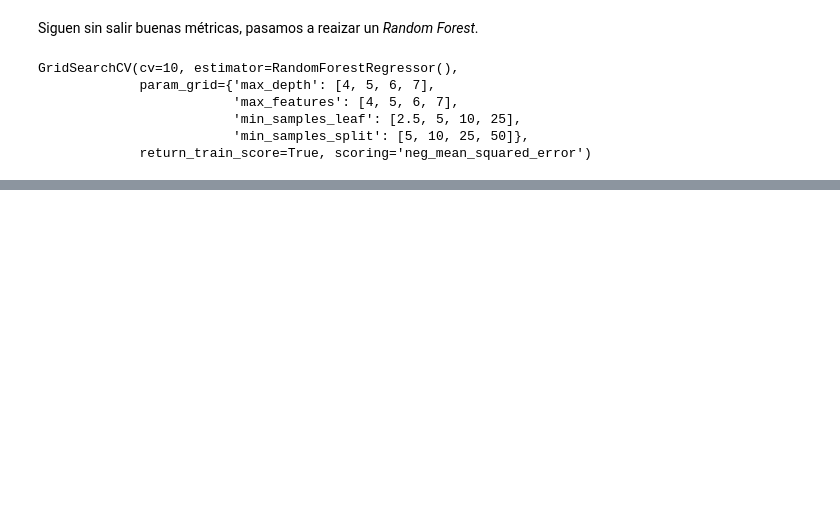
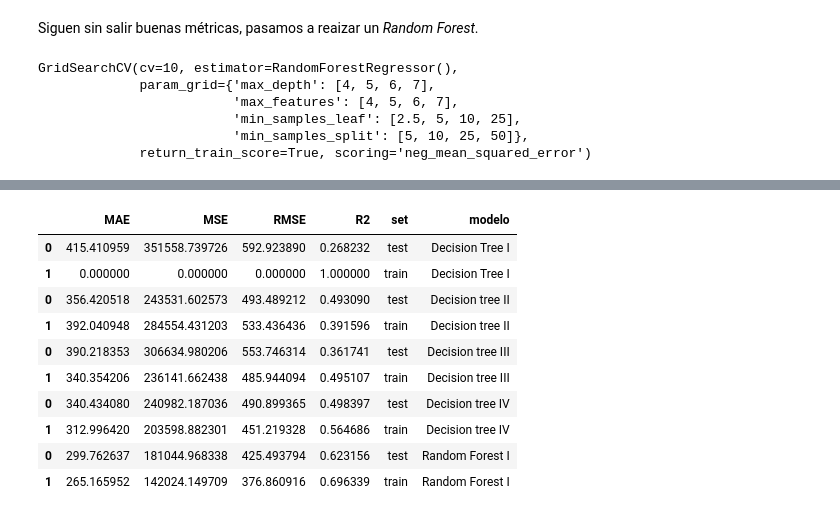
Before and after one commit to CrisSangrador/proyecto-alquiler-bicicletas, a Jupyter notebook: modelo_casual.ipynb, the cells around one changed output, grey strips where cells are left out. Saved outputs shown, nothing was run; the diff lists cells and outputs as text; code cells hidden in the pictures; blank space fills up the shorter version.

```diff
--- a/modelo_casual.ipynb
+++ b/modelo_casual.ipynb
@@ -284,0 +302,15 @@ TypeError: concat() takes 1 positional argument but 5 were given
+# %%
+df_resultados_no_scaler = pd.read_csv("../métricas-casual-no-scaler", index_col = 0)
+df_resultados_no_scaler
+# %% [output]
+|  | MAE | MSE | RMSE | R2 | set | modelo |
+| 0 | 415.410959 | 351558.739726 | 592.923890 | 0.268232 | test | Decision Tree I |
+| 1 | 0.000000 | 0.000000 | 0.000000 | 1.000000 | train | Decision Tree I |
+| 0 | 356.420518 | 243531.602573 | 493.489212 | 0.493090 | test | Decision tree II |
+| 1 | 392.040948 | 284554.431203 | 533.436436 | 0.391596 | train | Decision tree II |
+| 0 | 390.218353 | 306634.980206 | 553.746314 | 0.361741 | test | Decision tree III |
+| 1 | 340.354206 | 236141.662438 | 485.944094 | 0.495107 | train | Decision tree III |
+| 0 | 340.434080 | 240982.187036 | 490.899365 | 0.498397 | test | Decision tree IV |
+| 1 | 312.996420 | 203598.882301 | 451.219328 | 0.564686 | train | Decision tree IV |
+| 0 | 299.762637 | 181044.968338 | 425.493794 | 0.623156 | test | Random Forest I |
+| 1 | 265.165952 | 142024.149709 | 376.860916 | 0.696339 | train | Random Forest I |
```
Also changed, not shown: parts of 15 cells of this notebook, 8 other files.
